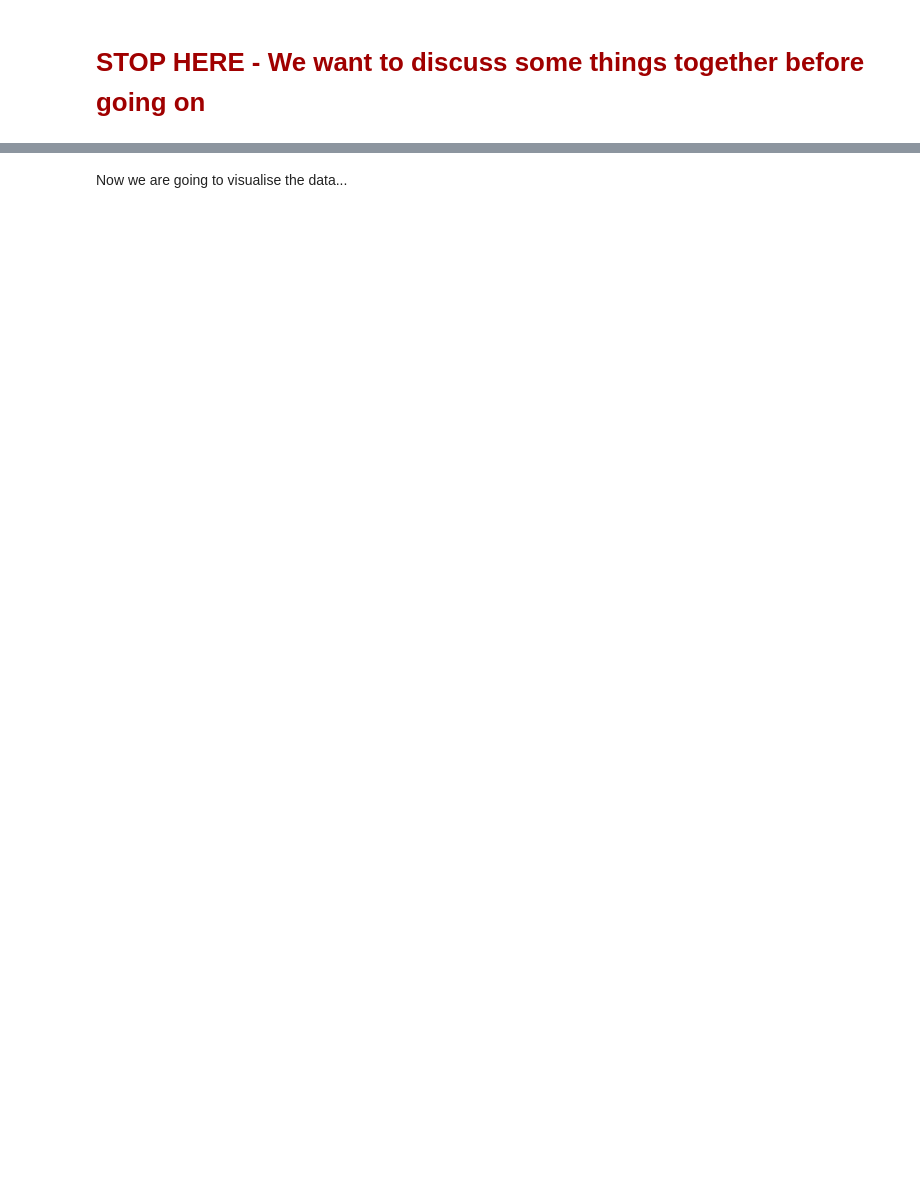
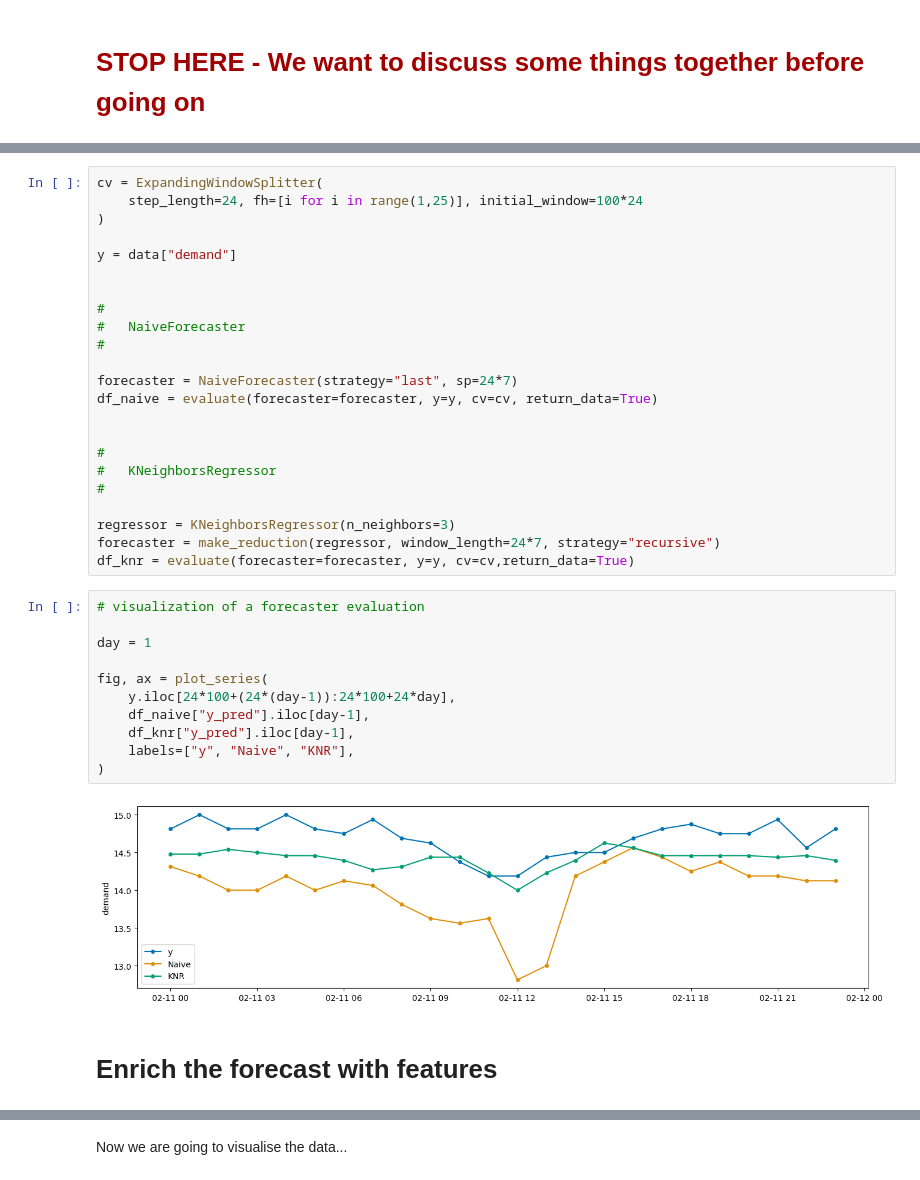
Before and after one commit to Beich2010/uebung_2024_data_analysis, a Jupyter notebook: excercise_2024_data_analysis.ipynb, the cells around one changed output, grey strips where cells are left out. Saved outputs shown, nothing was run; the diff lists cells and outputs as text; blank space fills up the shorter version.

```diff
--- a/excercise_2024_data_analysis.ipynb
+++ b/excercise_2024_data_analysis.ipynb
@@ -579,0 +423,38 @@ md(summary_test)
+# %%
+cv = ExpandingWindowSplitter(
+    step_length=24, fh=[i for i in range(1,25)], initial_window=100*24
+)
+
+y = data["demand"]
+
+
+#
+#   NaiveForecaster
+#
+
+forecaster = NaiveForecaster(strategy="last", sp=24*7)
+df_naive = evaluate(forecaster=forecaster, y=y, cv=cv, return_data=True)
+
+
+#
+#   KNeighborsRegressor
+#
+
+regressor = KNeighborsRegressor(n_neighbors=3)
+forecaster = make_reduction(regressor, window_length=24*7, strategy="recursive")
+df_knr = evaluate(forecaster=forecaster, y=y, cv=cv,return_data=True)
+# %%
+# visualization of a forecaster evaluation
+
+day = 1
+
+fig, ax = plot_series(
+    y.iloc[24*100+(24*(day-1)):24*100+24*day],
+    df_naive["y_pred"].iloc[day-1],
+    df_knr["y_pred"].iloc[day-1],
+    labels=["y", "Naive", "KNR"],
+)
+# %% [output]
+[figure, added]
+# %% [markdown]
+# Enrich the forecast with features
```
Also changed, not shown: parts of 41 cells of this notebook, 1 other file.
